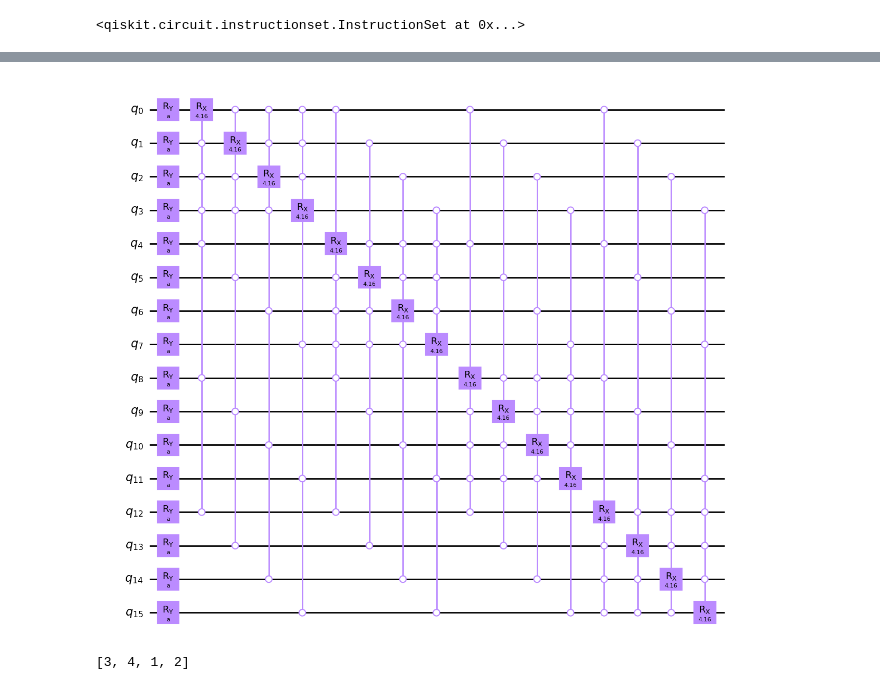
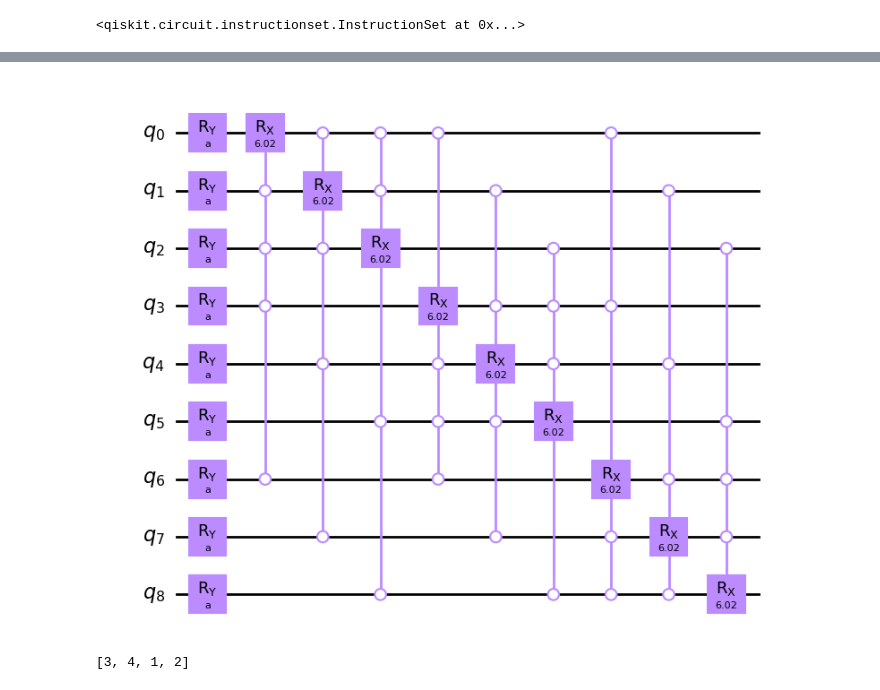
Before and after one commit to Sajjad-Ahmad-phy/A-Quantum-Neural-Network-for-Quadratic-Assignment-Problems, a Jupyter notebook: Not_MCRX.ipynb, the cells around one changed output, grey strips where cells are left out. Drawn from its saved outputs; the diff is of its cells as text; code cells hidden in the pictures.

```diff
--- a/Not_MCRX.ipynb
+++ b/Not_MCRX.ipynb
@@ -63,25 +69,25 @@ def ctrl_qubits(matrix, row_idx, col_idx):
 # %%
 from qiskit.circuit.library.standard_gates import RYGate
-n = 4
+n = 3
 qc=QuantumCircuit(n*n)
 a=Parameter('a')
 
 ry = RYGate(a)
 for qbit in range(n*n):
     qc.append(ry, [qbit])
 
-MCRX = RXGate(beta_para).control(num_ctrl_qubits=6, ctrl_state='000000')
+MCRX = RXGate(beta_para).control(num_ctrl_qubits=4, ctrl_state='0000')
 matrix = np.array([i for i in range(n*n)]).reshape(n, n)
 
 for i in range(n):
     ctrl1 = [i]
     for j in range(n):
         ctrl2 = list(ctrl_qubits(matrix, i, j))+[matrix[i][j]]
         qc.append(MCRX, ctrl2)
 
 qc.draw('mpl')
 # %% [output]
-[figure, old version]
+[figure, new version]
 # %%
 # %% [output]
 [3, 4, 1, 2]
```
Also changed, not shown: parts of 5 cells of this notebook, 2 other files.
